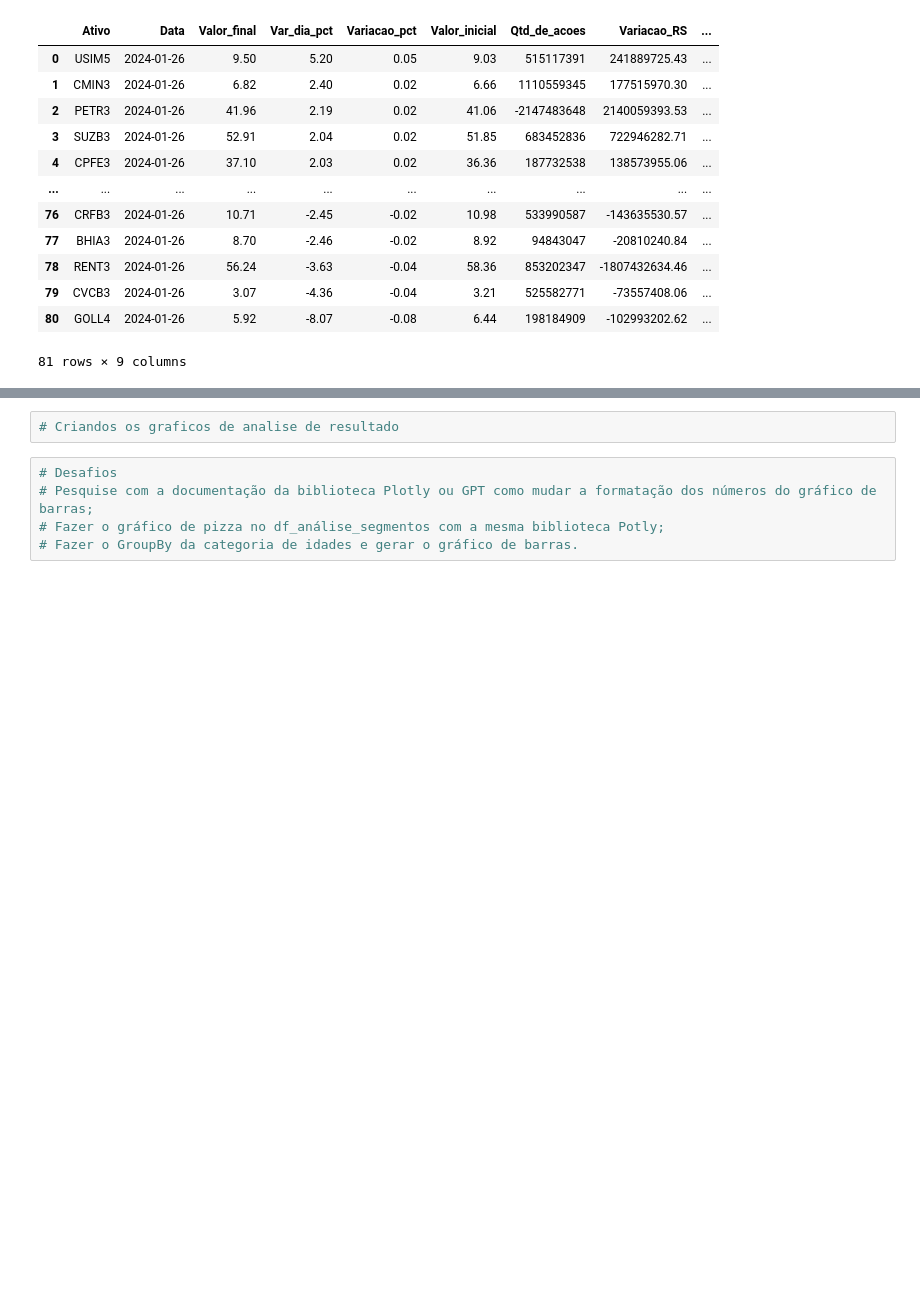
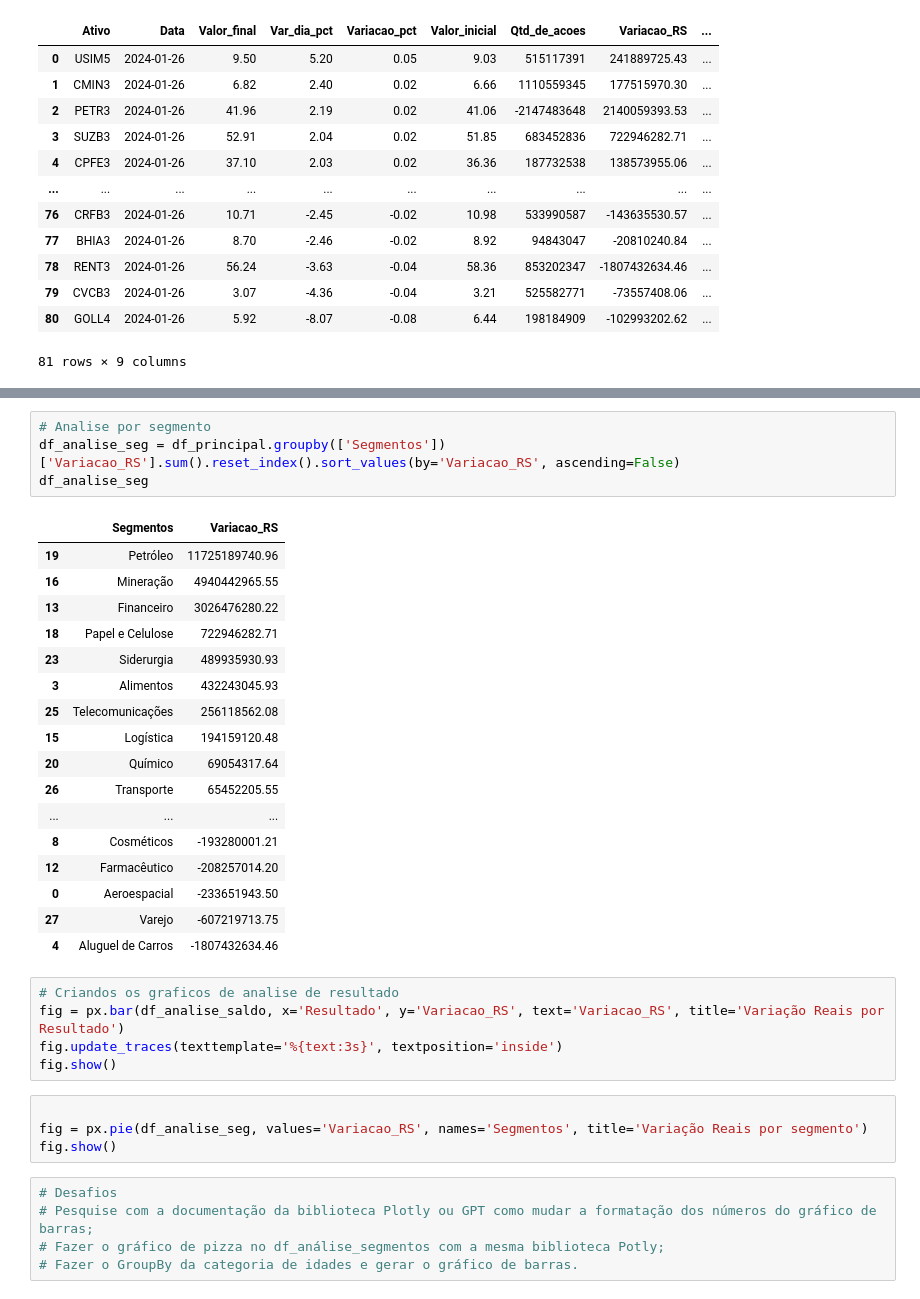
Before and after one commit to wendellbarcelos/Imers-o_Python_Alura, a Jupyter notebook: analise_ações.ipynb, the cells around one changed output, grey strips where cells are left out. Saved outputs shown, nothing was run; the diff lists cells and outputs as text; blank space fills up the shorter version.

Commit message:
Inicio das analises

```diff
--- a/analise_ações.ipynb
+++ b/analise_ações.ipynb
@@ -235,5 +367,34 @@ df_principal
-# %%
-# Criandos os graficos de analise de resultado
+# %%
+# Analise por segmento
+df_analise_seg = df_principal.groupby(['Segmentos'])['Variacao_RS'].sum().reset_index().sort_values(by='Variacao_RS', ascending=False)
+df_analise_seg
+# %% [output]
+|  | Segmentos | Variacao_RS |
+| 19 | Petróleo | 11725189740.96 |
+| 16 | Mineração | 4940442965.55 |
+| 13 | Financeiro | 3026476280.22 |
+| 18 | Papel e Celulose | 722946282.71 |
+| 23 | Siderurgia | 489935930.93 |
+| 3 | Alimentos | 432243045.93 |
+| 25 | Telecomunicações | 256118562.08 |
+| 15 | Logística | 194159120.48 |
+| 20 | Químico | 69054317.64 |
+| 26 | Transporte | 65452205.55 |
+| ... | ... | ... |
+| 8 | Cosméticos | -193280001.21 |
+| 12 | Farmacêutico | -208257014.20 |
+| 0 | Aeroespacial | -233651943.50 |
+| 27 | Varejo | -607219713.75 |
+| 4 | Aluguel de Carros | -1807432634.46 |
+# %%
+# Criandos os graficos de analise de resultado
+fig = px.bar(df_analise_saldo, x='Resultado', y='Variacao_RS', text='Variacao_RS', title='Variação Reais por Resultado')
+fig.update_traces(texttemplate='%{text:3s}', textposition='inside')
+fig.show()
+# %%
+
+fig = px.pie(df_analise_seg, values='Variacao_RS', names='Segmentos', title='Variação Reais por segmento')
+fig.show()
 # %%
 # Desafios
 # Pesquise com a documentação da biblioteca Plotly ou GPT como mudar a formatação dos números do gráfico de barras;
```
Also changed, not shown: parts of 16 cells of this notebook, 1 other file.
